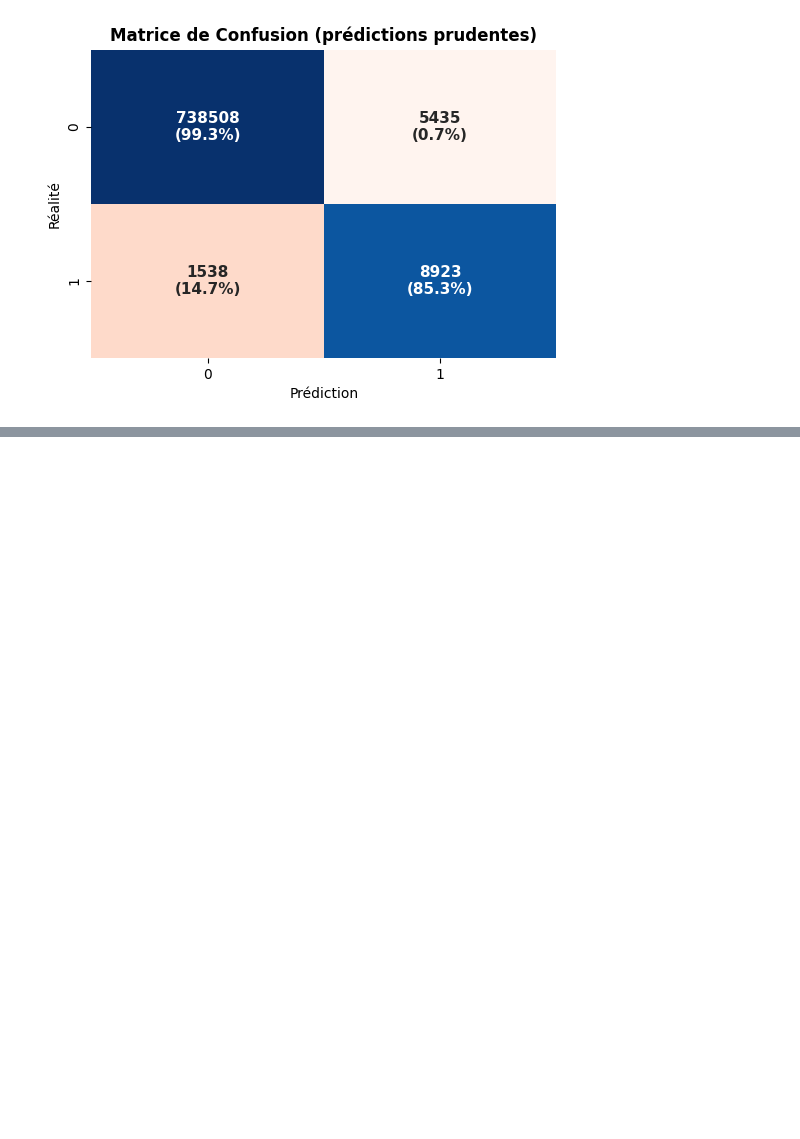
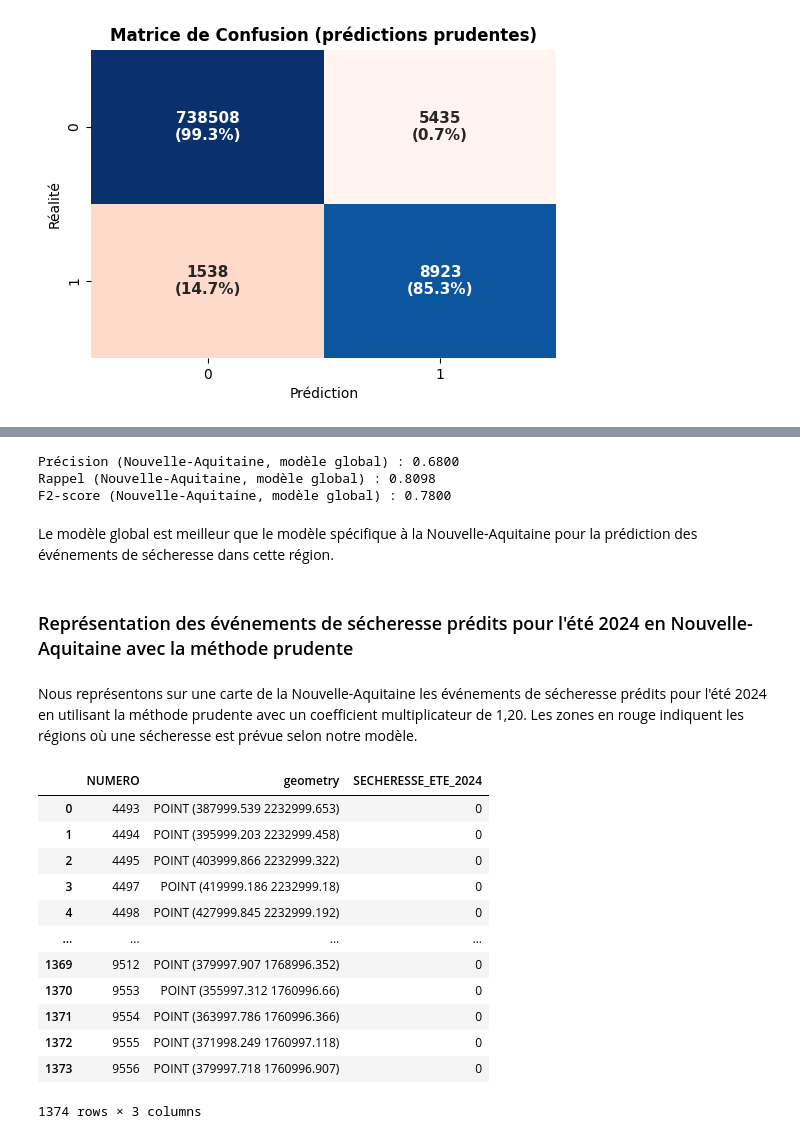
Before and after one commit to Lanouraf/Climate_Risk_Project_SWI_MS_A, a Jupyter notebook: modelisation.ipynb, the cells around one changed output, grey strips where cells are left out. Drawn from its saved outputs; the diff is of its cells as text; code cells hidden in the pictures; blank space fills up the shorter version.

```diff
--- a/modelisation.ipynb
+++ b/modelisation.ipynb
@@ -1567,0 +1782,70 @@ plt.show()
+# %%
+### Calcul de la précision, du rappel et du F2-score pour la Nouvelle-Aquitaine avec le modèle global ###
+
+
+# Calcul de la précision
+precision_nouv_aq_glob = metrics.precision_score(test_nouv_aq["SECHERESSE"], test_nouv_aq["SECHERESSE_PRED_PRUDENT"])
+
+# Calcul du rappel
+recall_nouv_aq_glob = metrics.recall_score(test_nouv_aq["SECHERESSE"], test_nouv_aq["SECHERESSE_PRED_PRUDENT"])
+
+# Calcul du F2-score
+f2_score_nouv_aq_glob = metrics.fbeta_score(test_nouv_aq["SECHERESSE"], test_nouv_aq["SECHERESSE_PRED_PRUDENT"], beta=2)
+
+# Affichage des résultats
+print(f"Précision (Nouvelle-Aquitaine, modèle global) : {precision_nouv_aq_glob:.4f}")
+print(f"Rappel (Nouvelle-Aquitaine, modèle global) : {recall_nouv_aq_glob:.4f}")
+print(f"F2-score (Nouvelle-Aquitaine, modèle global) : {f2_score_nouv_aq_glob:.4f}")
+# %% [output]
+Précision (Nouvelle-Aquitaine, modèle global) : 0.6800
+Rappel (Nouvelle-Aquitaine, modèle global) : 0.8098
+F2-score (Nouvelle-Aquitaine, modèle global) : 0.7800
+# %% [markdown]
+Le modèle global est meilleur que le modèle spécifique à la Nouvelle-Aquitaine pour la prédiction des événements de sécheresse dans cette région.
+# %% [markdown]
+### Représentation des événements de sécheresse prédits pour l'été 2024 en Nouvelle-Aquitaine avec la méthode prudente
+# %% [markdown]
+Nous représentons sur une carte de la Nouvelle-Aquitaine les événements de sécheresse prédits pour l'été 2024 en utilisant la méthode prudente avec un coefficient multiplicateur de 1,20. Les zones en rouge indiquent les régions où une sécheresse est prévue selon notre modèle.
+# %%
+### Ajustement de la base de données pour la carte ###
+
+
+# Filtrage des données pour l'été 2024 (juillet, août, septembre)
+ete_2024 = test_nouv_aq[
+    test_nouv_aq["DATE"].isin(["2024-07-01", "2024-08-01", "2024-09-01"])
+]
+
+# Variable d'indicatrice d'au moins un épisode de sécheresse durant l'été 2024
+presence_secheresse = ete_2024.groupby("NUMERO")["SECHERESSE_PRED_PRUDENT"].max().reset_index()
+
+# Géométrie des points
+points_geo = test_nouv_aq[["NUMERO", "geometry"]].drop_duplicates()
+
+# Jointure des données de sécheresse avec la géométrie
+secheresse_nouv_aq_2024 = points_geo.merge(
+    presence_secheresse,
+    on = "NUMERO",
+    how = "left"
+)
+
+# Renommage de la colonne et remplissage des valeurs manquantes par 0
+secheresse_nouv_aq_2024 = secheresse_nouv_aq_2024.rename(
+    columns = {"SECHERESSE_PRED_PRUDENT": "SECHERESSE_ETE_2024"}
+).fillna(0)
+
+# Affichage de la base
+display(secheresse_nouv_aq_2024)
+# %% [output]
+|  | NUMERO | geometry | SECHERESSE_ETE_2024 |
+| 0 | 4493 | POINT (387999.539 2232999.653) | 0 |
+| 1 | 4494 | POINT (395999.203 2232999.458) | 0 |
+| 2 | 4495 | POINT (403999.866 2232999.322) | 0 |
+| 3 | 4497 | POINT (419999.186 2232999.18) | 0 |
+| 4 | 4498 | POINT (427999.845 2232999.192) | 0 |
+| ... | ... | ... | ... |
+| 1369 | 9512 | POINT (379997.907 1768996.352) | 0 |
+| 1370 | 9553 | POINT (355997.312 1760996.66) | 0 |
+| 1371 | 9554 | POINT (363997.786 1760996.366) | 0 |
+| 1372 | 9555 | POINT (371998.249 1760997.118) | 0 |
+| 1373 | 9556 | POINT (379997.718 1760996.907) | 0 |
+1374 rows × 3 columns
```
Also changed, not shown: parts of 10 cells of this notebook.
